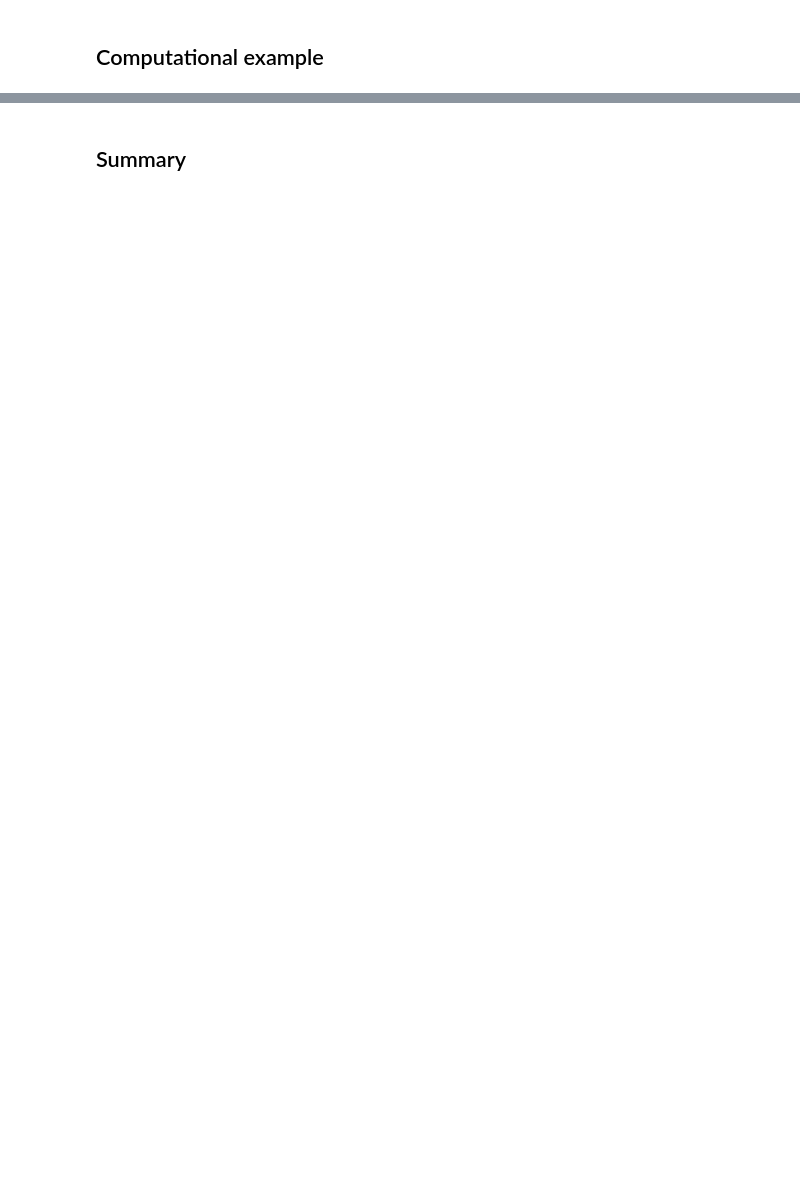
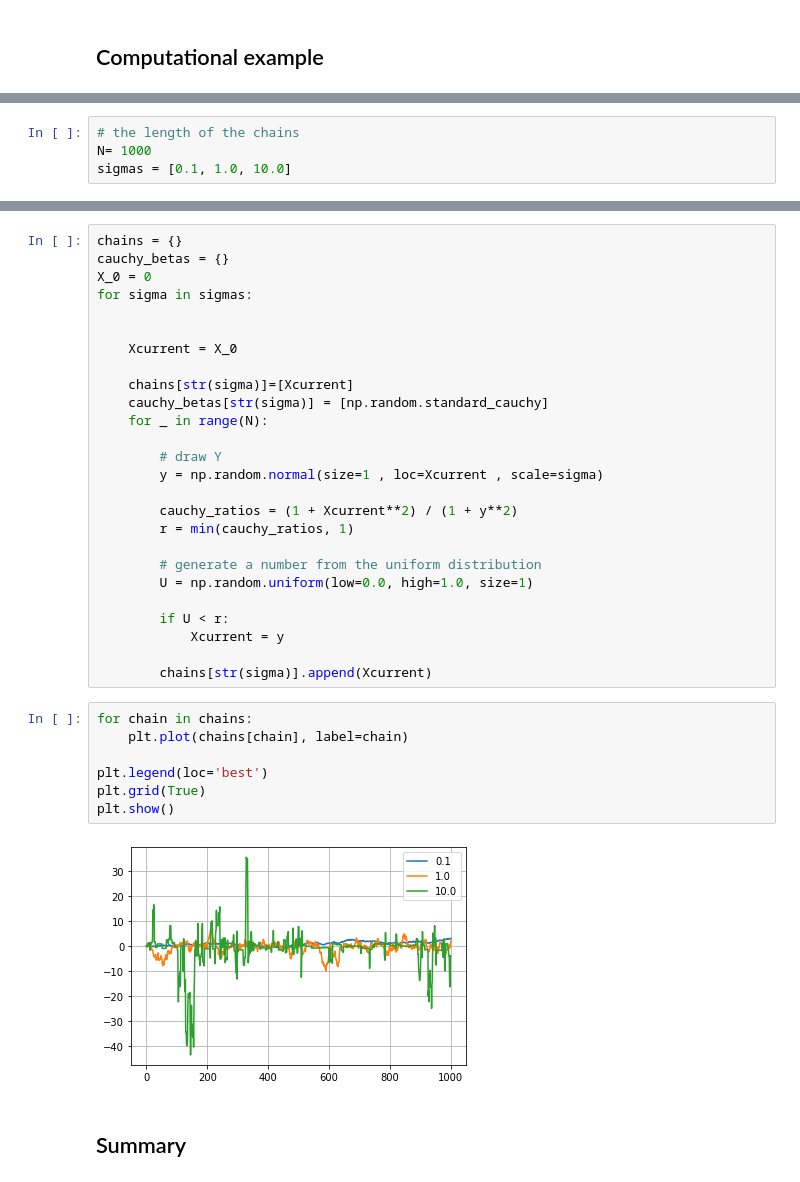
Before and after one commit to pockerman/probability_and_statistics_notes, a Jupyter notebook: probability_and_statistics/simulation_methods/metropolis_hastings_algorithm.ipynb, the cells around one changed output, grey strips where cells are left out. Drawn from its saved outputs; the diff is of its cells as text; blank space fills up the shorter version.

```diff
--- a/probability_and_statistics/simulation_methods/metropolis_hastings_algorithm.ipynb
+++ b/probability_and_statistics/simulation_methods/metropolis_hastings_algorithm.ipynb
@@ -49,0 +77,4 @@ $$r(x,y) = min \{\frac{f(y)}{f(x_i)}, 1\}$$
+# %%
+# the length of the chains
+N= 1000
+sigmas = [0.1, 1.0, 10.0]
@@ -50,2 +83,37 @@ $$r(x,y) = min \{\frac{f(y)}{f(x_i)}, 1\}$$
+# %%
+chains = {}
+cauchy_betas = {}
+X_0 = 0
+for sigma in sigmas:
+
+
+    Xcurrent = X_0
+
+    chains[str(sigma)]=[Xcurrent]
+    cauchy_betas[str(sigma)] = [np.random.standard_cauchy]
+    for _ in range(N):
+
+        # draw Y
+        y = np.random.normal(size=1 , loc=Xcurrent , scale=sigma)
+
+        cauchy_ratios = (1 + Xcurrent**2) / (1 + y**2)
+        r = min(cauchy_ratios, 1)
+
+        # generate a number from the uniform distribution
+        U = np.random.uniform(low=0.0, high=1.0, size=1)
+
+        if U < r:
+            Xcurrent = y
+
+        chains[str(sigma)].append(Xcurrent)
+# %%
+for chain in chains:
+    plt.plot(chains[chain], label=chain)
+
+plt.legend(loc='best')
+plt.grid(True)
+plt.show()
+# %% [output]
+[figure, added]
 # %% [markdown]
 ## Summary
```
Also changed, not shown: parts of 12 cells of this notebook, 1 other file.
